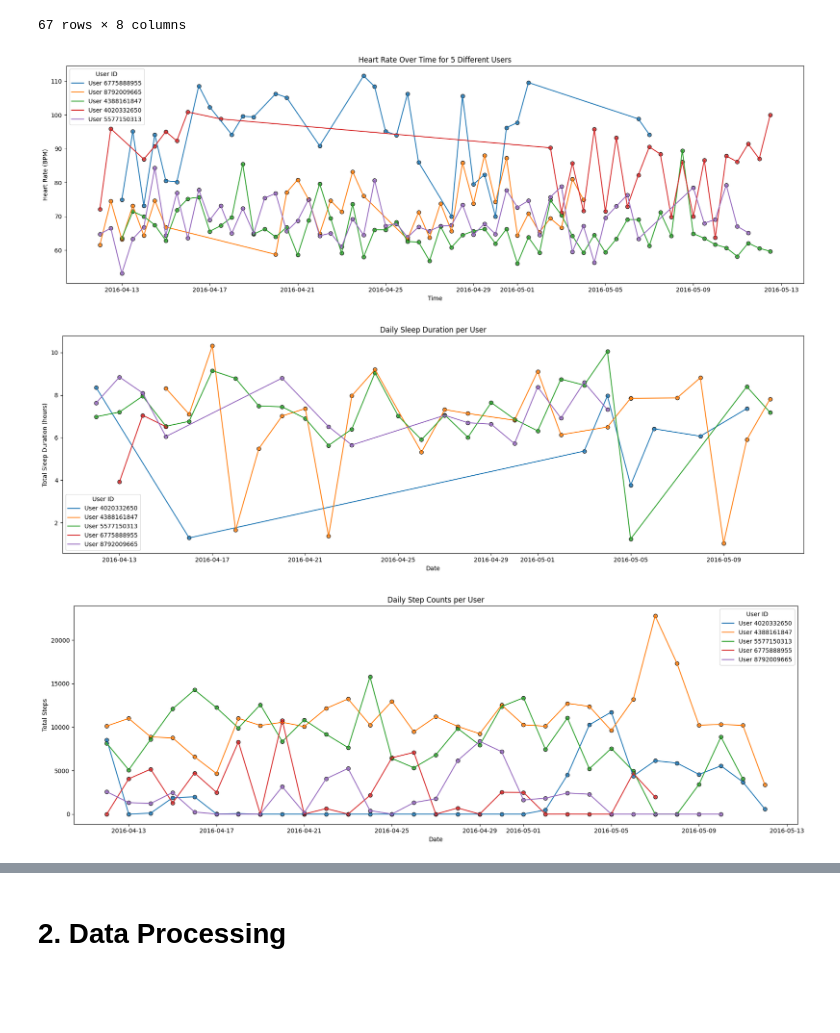
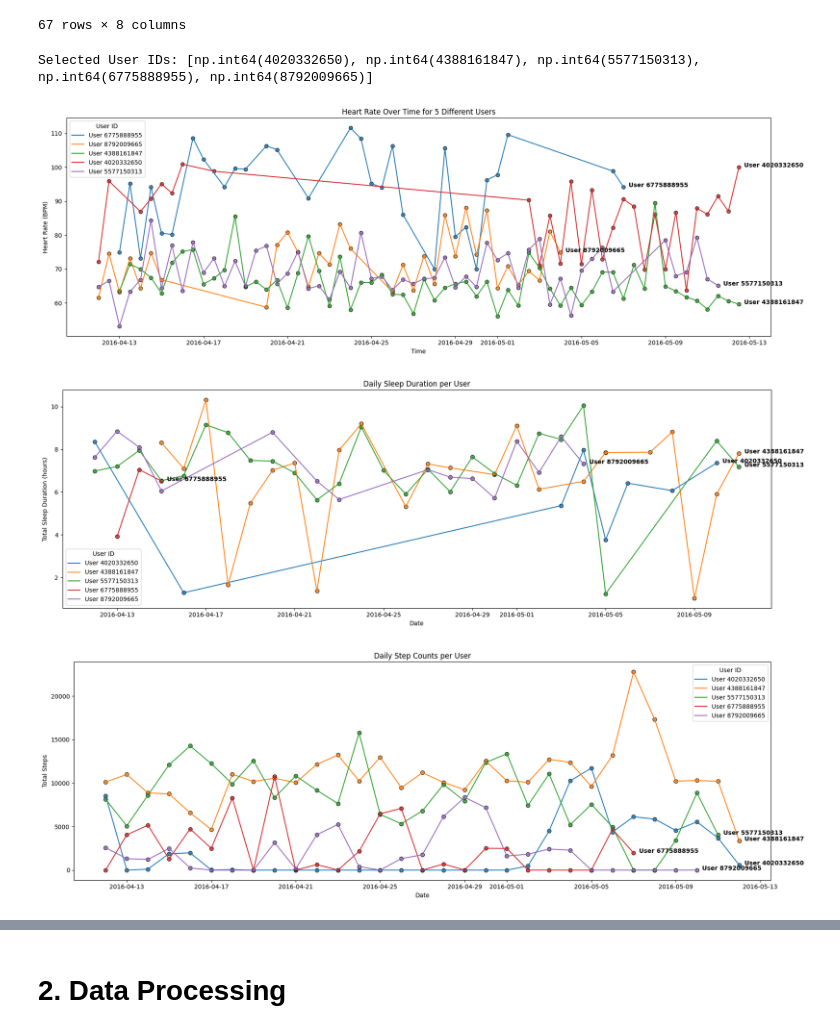
Before and after one commit to Colleen-L/fitbit-fitness-data-visualization, a Jupyter notebook: analysis.ipynb, the cells around one changed output, grey strips where cells are left out. Drawn from its saved outputs; the diff is of its cells as text; code cells hidden in the pictures; blank space fills up the shorter version.

Commit message:
improving visualizations

```diff
--- a/analysis.ipynb
+++ b/analysis.ipynb
@@ -83,36 +83,41 @@ selected_users = np.random.choice(user_ids, 5, replace = False)
 
 # convert time column to datetime
 heart_rate["Time"] = pd.to_datetime(heart_rate["Time"])
 
 # find the selected users in the heart_rate_grouped data
 heart_rate_subset = heart_rate[heart_rate["Id"].isin(selected_users)]
 
 # downsample the subset to 12 hour intervals by averaging
 heart_rate_subset = (
     heart_rate_subset
     .groupby(["Id", pd.Grouper(key="Time", freq="12h")])["Value"] # groups of data for each user in 12H timeframes
     .mean() # takes the mean of the heart rate in the 12H timeframe
     .reset_index()
 )
 
 # display(heart_rate_subset)
-# print("Selected User IDs:", sorted(selected_users))
+print("Selected User IDs:", sorted(selected_users))
 
 # plotting the users' heart rates
 plt.figure(figsize=(18,6))
 for id in selected_users:
   user_data = heart_rate_subset[heart_rate_subset["Id"] == id]
   plt.plot(user_data["Time"], user_data["Value"], label=f"User {id}")
-  plt.scatter(user_data["Time"], user_data["Value"], s=40, alpha=0.8, edgecolors='black')
+  plt.scatter(user_data["Time"], user_data["Value"], edgecolor='black',alpha=0.8)
+  plt.text(user_data["Time"].iloc[-1] + pd.Timedelta(hours=6),
+           user_data["Value"].iloc[-1],
+           f"User {id}",
+           fontweight='bold')
 
 plt.title("Heart Rate Over Time for 5 Different Users")
 plt.xlabel("Time")
 plt.ylabel("Heart Rate (BPM)")
 plt.legend(title = "User ID")
 plt.tight_layout()
 plt.show()
 # %% [output]
+Selected User IDs: [np.int64(4020332650), np.int64(4388161847), np.int64(5577150313), np.int64(6775888955), np.int64(8792009665)]
-[figure, old version]
+[figure, new version]
 # %%
 # 1(b) daily sleep duration for 5 different users
 # utilizing same 5 selected users in part 1(a)
@@ -133,6 +138,10 @@ plt.figure(figsize=(18, 6))
 for user_id, user_data in sleep_duration_grouped:
     plt.plot(user_data["SleepDay"], user_data["TotalHoursAsleep"], label=f"User {user_id}")
     plt.scatter(user_data["SleepDay"], user_data["TotalHoursAsleep"], s=40, alpha=0.8, edgecolors='black')
+    plt.text(user_data["SleepDay"].iloc[-1] + pd.Timedelta(hours=6),
+             user_data["TotalHoursAsleep"].iloc[-1],
+             f"User {user_id}",
+             fontweight='bold')
 
 # Customize plot
 plt.title("Daily Sleep Duration per User")
@@ -142,7 +151,7 @@ plt.legend(title="User ID")
 plt.tight_layout()
 plt.show()
 # %% [output]
-[figure, old version]
+[figure, new version]
 # %%
 # 1(c) daily steps for 5 different users
 # utilizing same 5 selected users in part 1(a)
@@ -160,6 +169,10 @@ plt.figure(figsize=(18,6))
 for user_id, user_data in daily_steps_grouped:
   plt.plot(user_data["ActivityDay"], user_data["StepTotal"], label=f"User {user_id}")
   plt.scatter(user_data["ActivityDay"], user_data["StepTotal"], s=40, alpha=0.8, edgecolors='black')
+  plt.text(user_data["ActivityDay"].iloc[-1] + pd.Timedelta(hours=6),
+           user_data["StepTotal"].iloc[-1],
+           f"User {user_id}",
+           fontweight='bold')
 
 plt.title("Daily Step Counts per User")
 plt.xlabel("Date")
@@ -168,7 +181,7 @@ plt.legend(title="User ID")
 plt.tight_layout()
 plt.show()
 # %% [output]
-[figure, old version]
+[figure, new version]
 # %%
 # 1(d) weight change of the user with the highest number of weight recorded
 # converting Date to datetime
```
Also changed, not shown: parts of 6 cells of this notebook, 20 other files.
